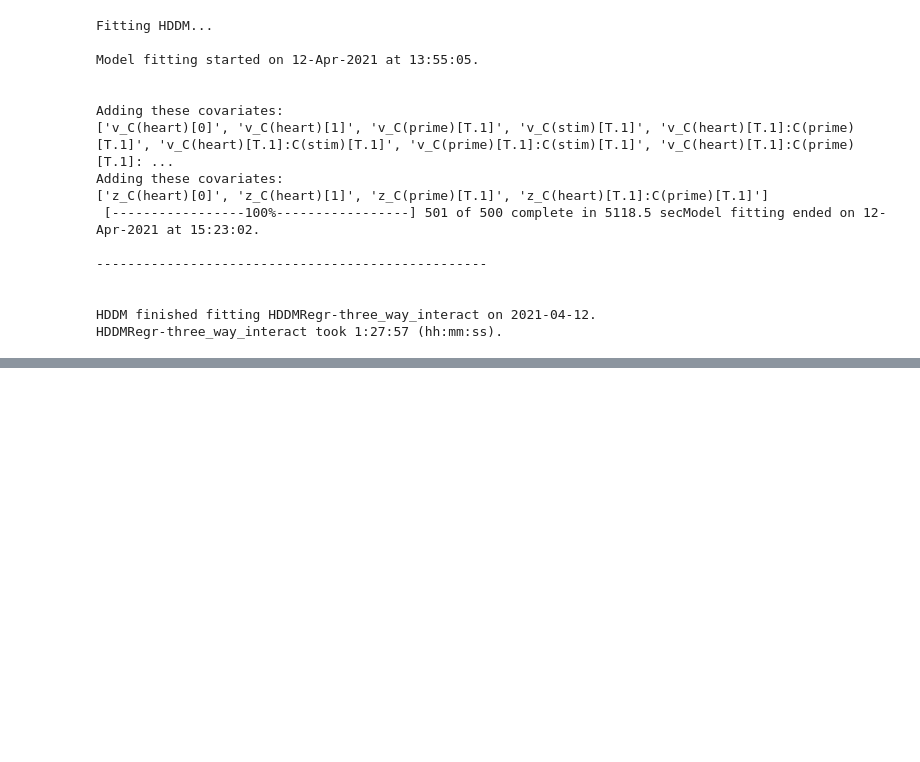
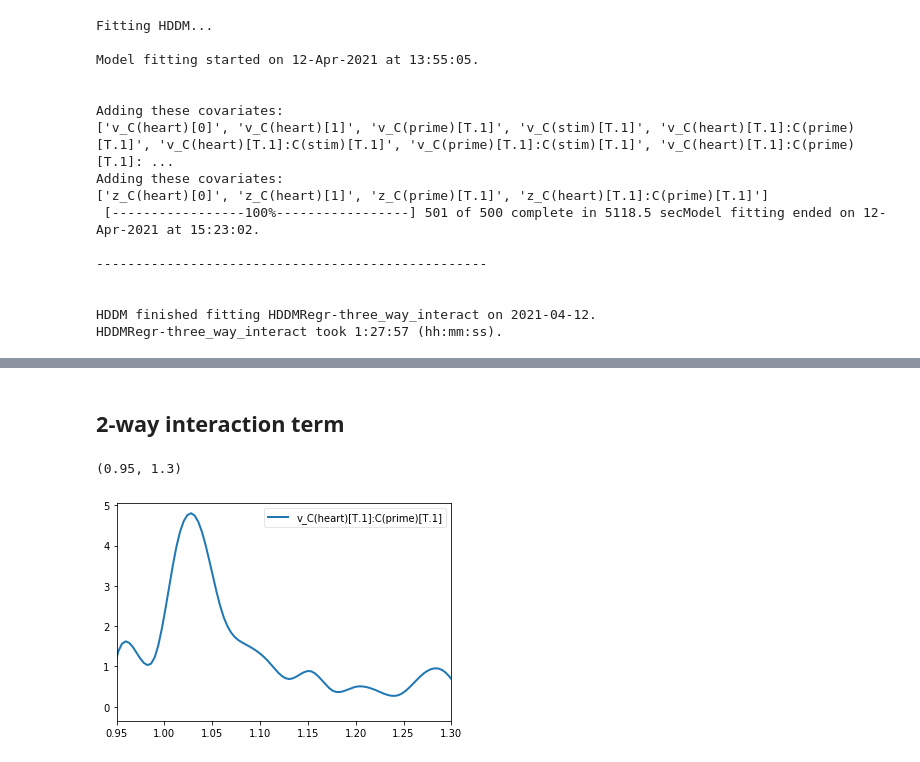
Before and after one commit to PHJT003/sos, a Jupyter notebook: hddm/HDDMRegression-three_way_interaction.ipynb, the cells around one changed output, grey strips where cells are left out. Saved outputs shown, nothing was run; the diff lists cells and outputs as text; code cells hidden in the pictures; blank space fills up the shorter version.

Commit message:
plotted posteriors for interactions

```diff
--- a/hddm/HDDMRegression-three_way_interaction.ipynb
+++ b/hddm/HDDMRegression-three_way_interaction.ipynb
@@ -272,0 +318,10 @@ HDDMRegr-three_way_interact took 1:27:57 (hh:mm:ss).
+# %% [markdown]
+## 2-way interaction term
+# %%
+v_2way = my_model.nodes_db.node[["v_C(heart)[T.1]:C(prime)[T.1]"]]
+
+hddm.analyze.plot_posterior_nodes(v_2way)
+plt.xlim(0.95, 1.30)
+# %% [output]
+(0.95, 1.3)
+[figure, added]
```
Also changed, not shown: parts of 5 cells of this notebook, 1 other file.
